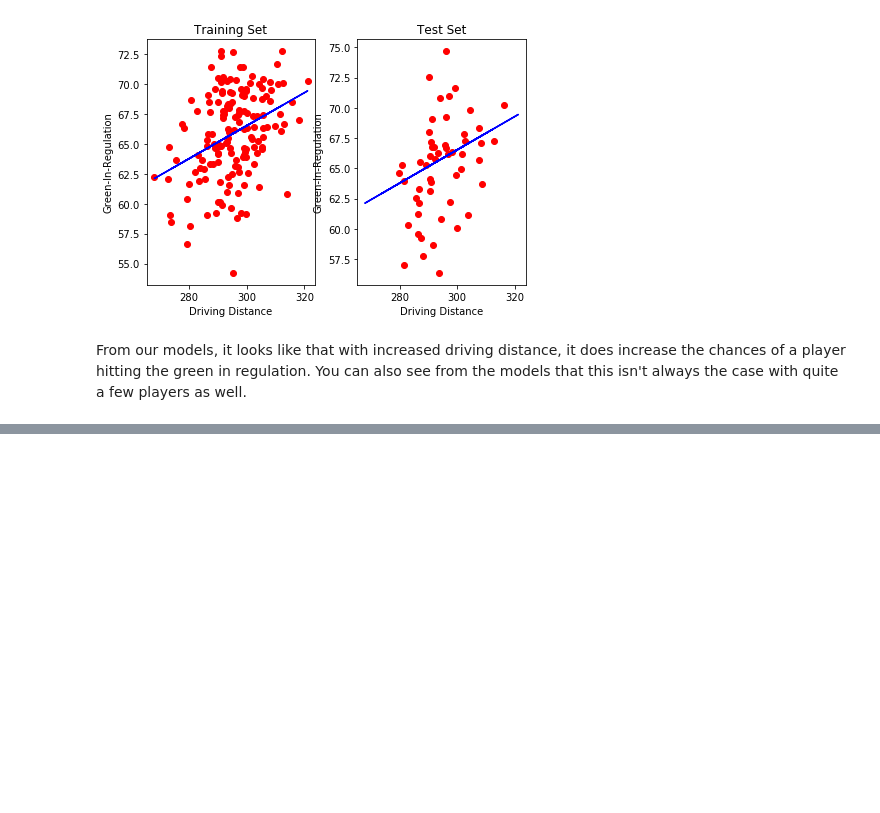
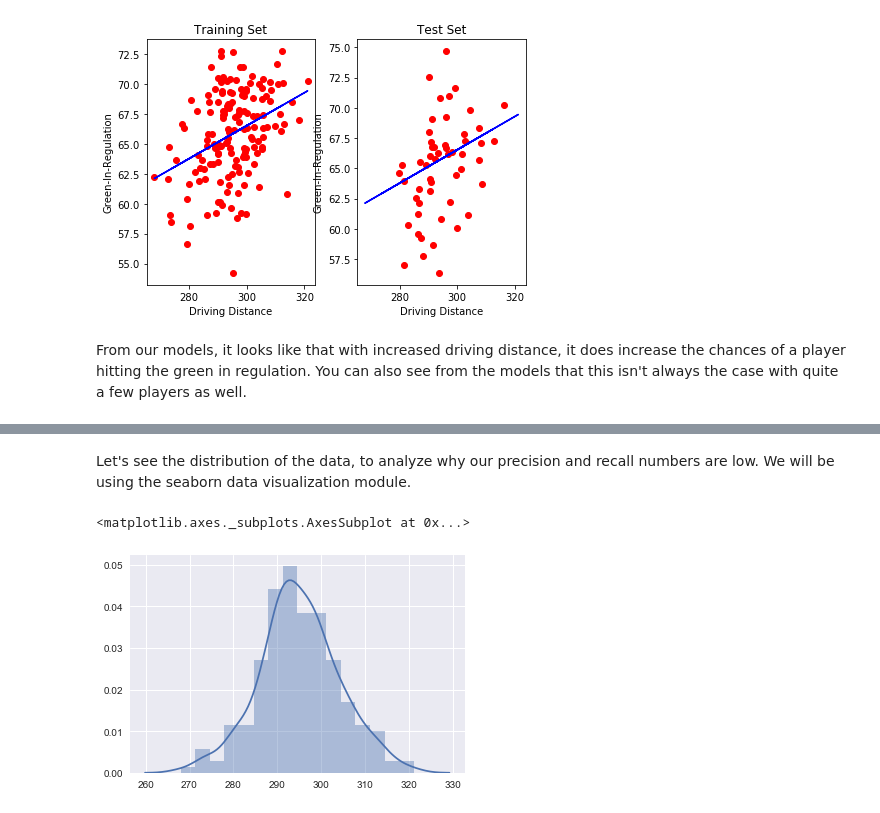
Before and after one commit to treyham91/pytest, a Jupyter notebook: golf_DrivingDistVsGreenInRegAnalysis.ipynb, the cells around one changed output, grey strips where cells are left out. Saved outputs shown, nothing was run; the diff lists cells and outputs as text; code cells hidden in the pictures; blank space fills up the shorter version.

```diff
--- a/golf_DrivingDistVsGreenInRegAnalysis.ipynb
+++ b/golf_DrivingDistVsGreenInRegAnalysis.ipynb
@@ -11,7 +11,7 @@ The data being used is from pga.com, and contains tables of all active players o
 # %%
 import numpy as np
 import pandas as pd
-driving_data = pd.read_csv('AvgDrives.csv', header=None)
+driving_data = pd.read_csv('AvgDrives.csv', header=None, encoding="latin1")
 green_reg_data = pd.read_csv('GreensInRegulation.csv', header=None, encoding="latin1")
 # %% [markdown]
 Check for missing values inside of the pandas DataFrames
@@ -70,0 +52,3 @@ driving_data
+# %%
+driving_data = driving_data.dropna()
+driving_data
@@ -177,0 +212,2 @@ From our models, it looks like that with increased driving distance, it does inc
+# %% [markdown]
+Let's see the distribution of the data, to analyze why our precision and recall numbers are low. We will be using the seaborn data visualization module.
@@ -177,0 +217,6 @@ From our models, it looks like that with increased driving distance, it does inc
+# %%
+driving_avg = driving_data.iloc[:,4:5].values
+sns.distplot(driving_avg)
+# %% [output]
+<matplotlib.axes._subplots.AxesSubplot at 0x...>
+[figure, added]
```
Also changed, not shown: parts of 19 cells of this notebook, 2 other files.
